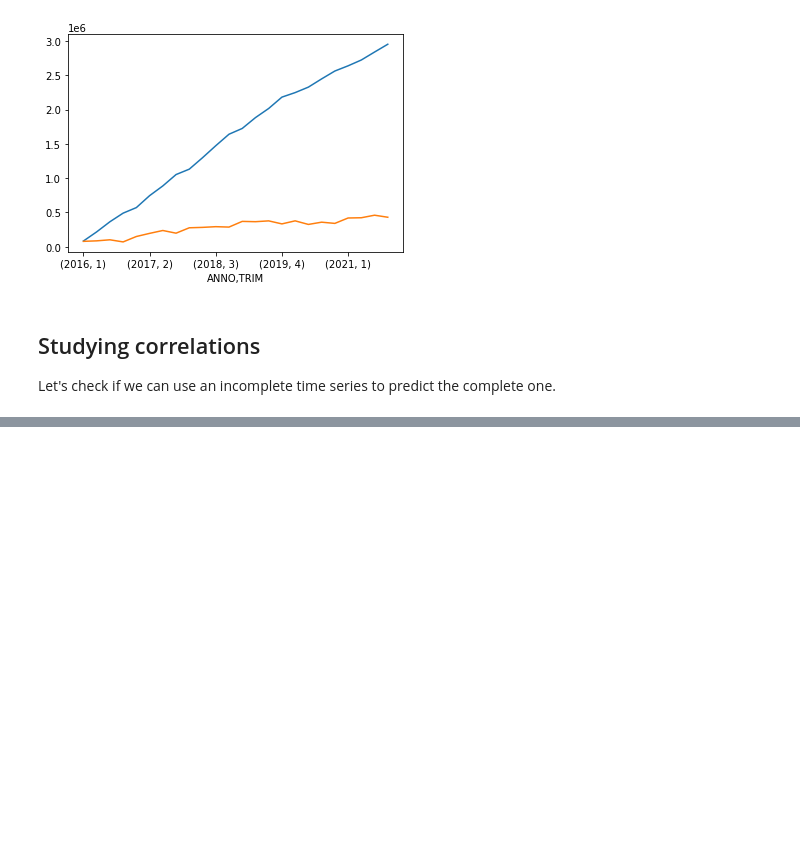
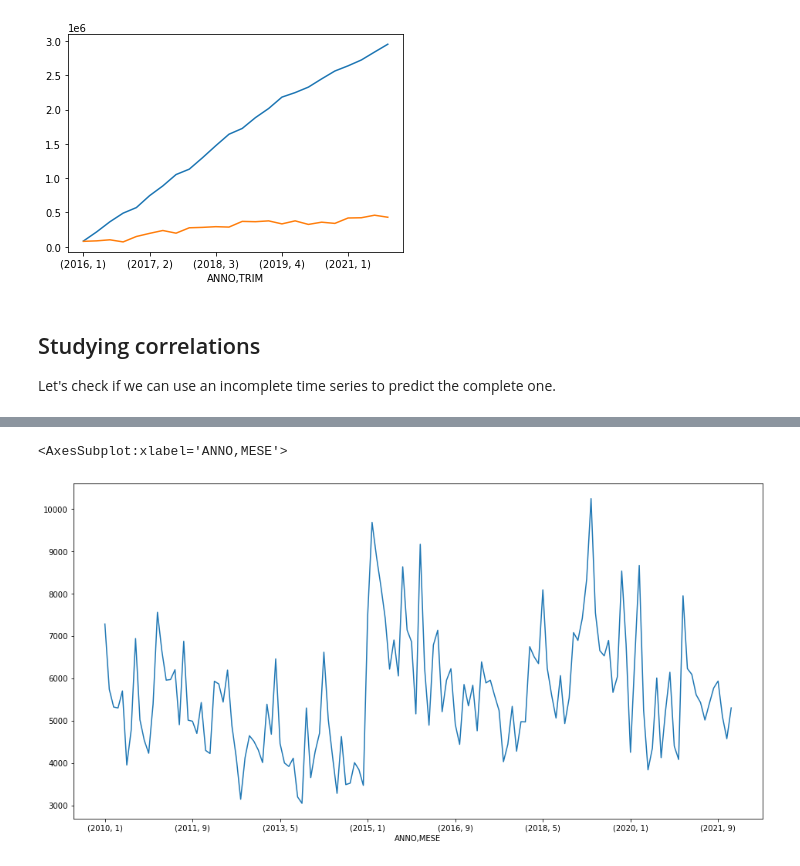
Before and after one commit to mirkotp/DS4B-Lab, a Jupyter notebook: Lab3-Trap.ipynb, the cells around one changed output, grey strips where cells are left out. Drawn from its saved outputs; the diff is of its cells as text; code cells hidden in the pictures; blank space fills up the shorter version.

```diff
--- a/Lab3-Trap.ipynb
+++ b/Lab3-Trap.ipynb
@@ -345,0 +384,9 @@ According to the forecast, it does seem that initialy COVID has potentially slow
+# %%
+plt.figure(figsize=(16,8))
+
+months = [(x, y) for x in range(2010, 2022) for y in range(1, 13)]
+ds = permanent_jobs.groupby(["ANNO", "MESE"]).size().reindex(months)
+ds.plot()
+# %% [output]
+<AxesSubplot:xlabel='ANNO,MESE'>
+[figure, added]
```
Also changed, not shown: parts of 38 cells of this notebook, 9 other files.
